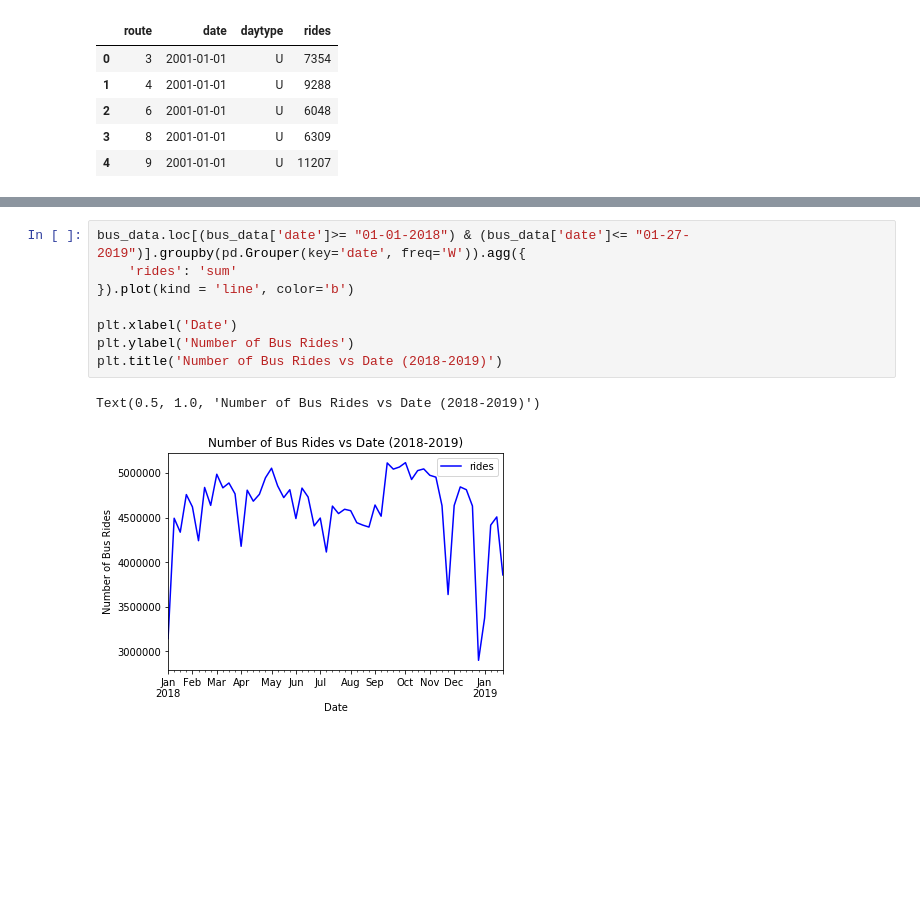
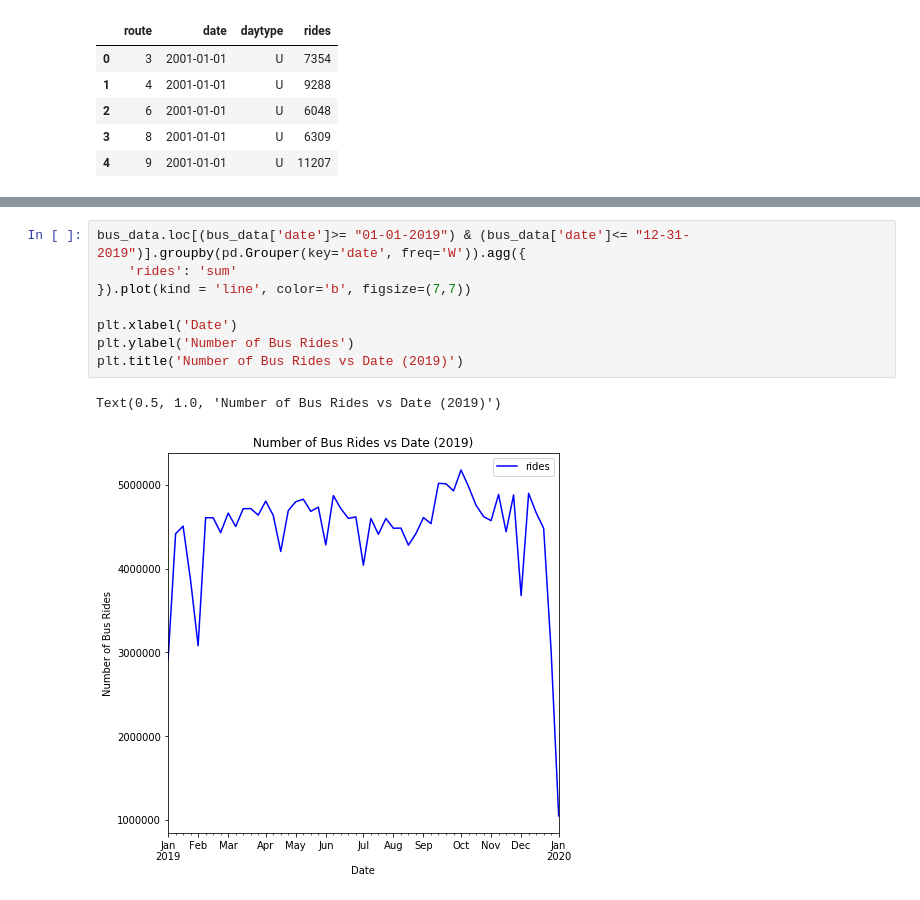
Before and after one commit to cdfencing/Project-I, a Jupyter notebook: Bus_and_L_lineplots.ipynb, the cells around one changed output, grey strips where cells are left out. Drawn from its saved outputs; the diff is of its cells as text; blank space fills up the shorter version.

```diff
--- a/Bus_and_L_lineplots.ipynb
+++ b/Bus_and_L_lineplots.ipynb
@@ -63,12 +94,12 @@ bus_data.head()
 # %%
-bus_data.loc[(bus_data['date']>= "01-01-2018") & (bus_data['date']<= "01-27-2019")].groupby(pd.Grouper(key='date', freq='W')).agg({
+bus_data.loc[(bus_data['date']>= "01-01-2019") & (bus_data['date']<= "12-31-2019")].groupby(pd.Grouper(key='date', freq='W')).agg({
     'rides': 'sum'
-}).plot(kind = 'line', color='b')
+}).plot(kind = 'line', color='b', figsize=(7,7))
 
 plt.xlabel('Date')
 plt.ylabel('Number of Bus Rides')
-plt.title('Number of Bus Rides vs Date (2018-2019)')
+plt.title('Number of Bus Rides vs Date (2019)')
 # %% [output]
-Text(0.5, 1.0, 'Number of Bus Rides vs Date (2018-2019)')
+Text(0.5, 1.0, 'Number of Bus Rides vs Date (2019)')
-[figure, old version]
+[figure, new version]
 # %%
```
Also changed, not shown: parts of 11 cells of this notebook, 24 other files.
